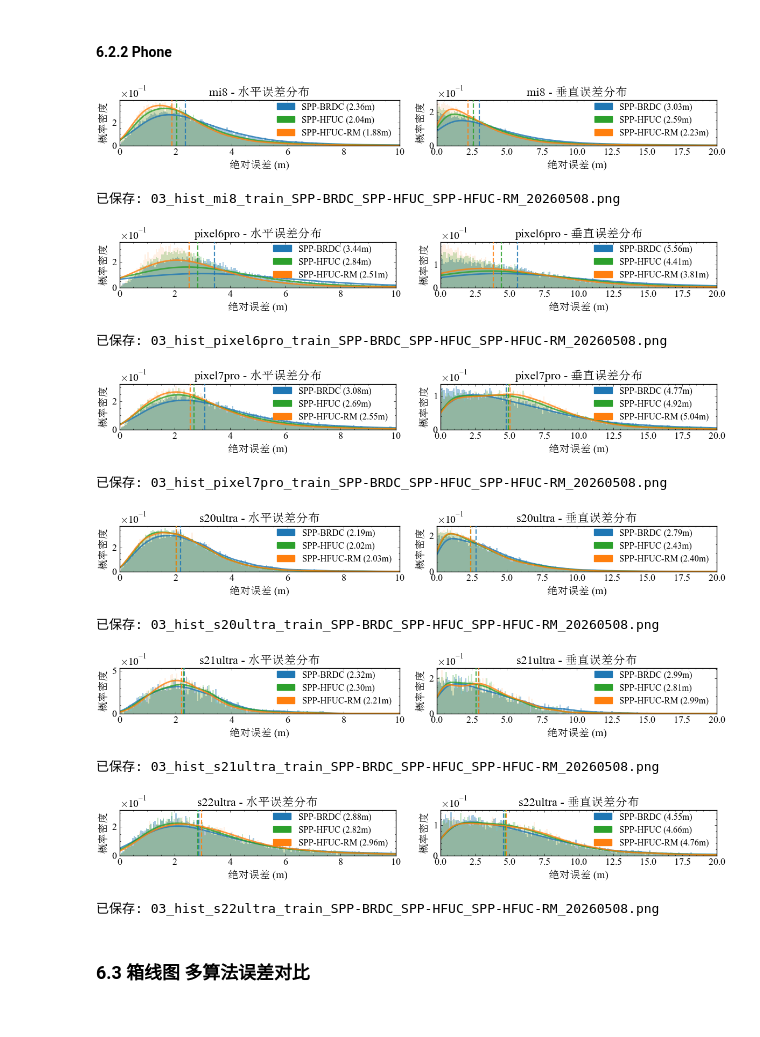
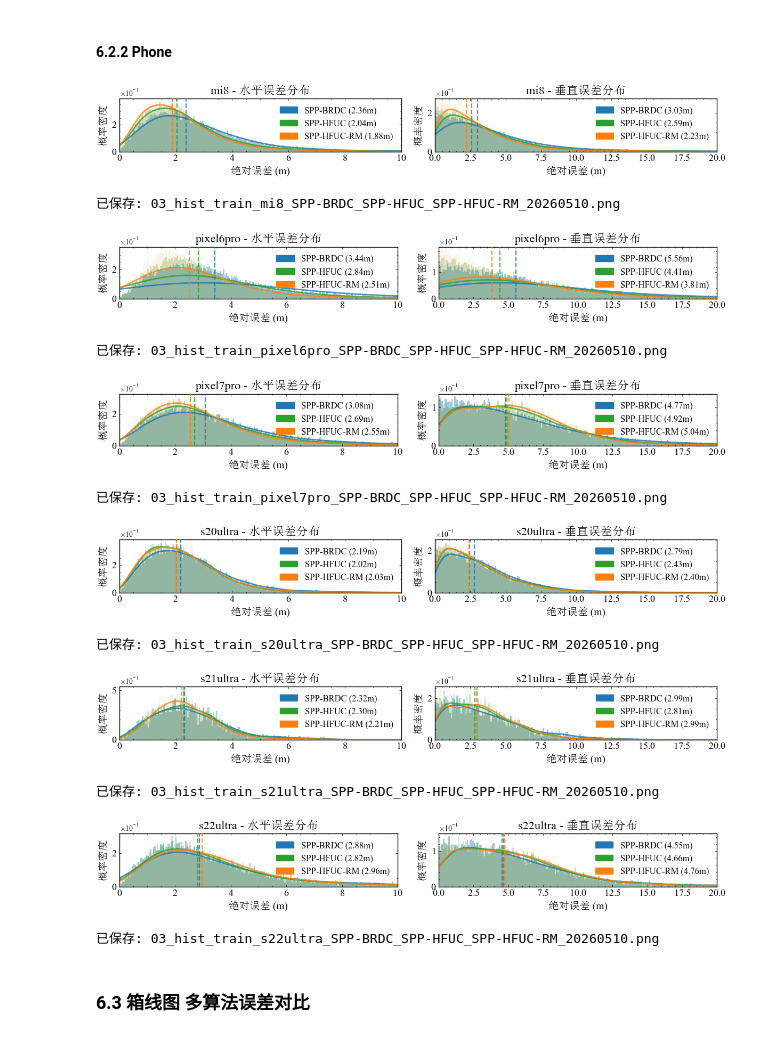
Before and after one commit to ColourDyeing/Hybrid-frequency-spp, a Jupyter notebook: Testing-Data/python/05_Scientific_Drawing.ipynb, the cells around one changed output. Cells and saved outputs as stored; diff of their text form; code cells hidden in the pictures.

```diff
--- a/Testing-Data/python/05_Scientific_Drawing.ipynb
+++ b/Testing-Data/python/05_Scientific_Drawing.ipynb
@@ -573,7 +573,7 @@ pixel7pro SPP-HFUC-RM  17772   4.09   7.35    3.09    5.65      2.55      5.04
 ### 5.3 Dataset x Phone x Algorithm
 # %%
 # 按数据文件为单位统计（加入 Algorithm 维度）
-print(f'按数据文件统计分析...（各算法）')
+print(f'按数据文件统计分析...（各算法，仅H和U方向）')
 print('='*80)
 
 file_stats = []
@@ -584,14 +584,27 @@ for trip_id in df_merged['tripId'].unique():
     for algo in sorted(df_file['algo'].unique()):
         algo_df = df_file[df_file['algo'] == algo]
         stats = calculate_statistics(algo_df)
-        stats['tripId'] = trip_id; stats['phone'] = phone; stats['dataset'] = dataset; stats['algo'] = algo
+        stats['tripId'] = trip_id
+        stats['phone'] = phone
+        stats['dataset'] = dataset
+        stats['algo'] = algo
         file_stats.append(stats)
 
 df_file_stats = pd.DataFrame(file_stats)
-cols = ['tripId', 'dataset', 'phone', 'algo', 'Count', 'RMS_H', 'RMS_U', 'RMS_3D', 'P68_H', 'P68_U', 'P68_3D',
-        'P95_H', 'P95_U', 'P95_3D', 'RMS.68_H', 'RMS.68_U', 'RMS.68_3D', 'RMS.95_H', 'RMS.95_U', 'RMS.95_3D',
-        'Within_1m_H', 'Within_1m_U', 'Within_1m_3D', 'Within_1.5m_H', 'Within_1.5m_U', 'Within_1.5m_3D',
-        'Within_3m_H', 'Within_3m_U', 'Within_3m_3D']
+# 仅统计 H 和 U 方向的参数，参照 cell 22 的 cols
+cols = [
+    'tripId', 'dataset', 'phone', 'algo', 'Count',
+    'RMS_H', 'RMS_U',
+    'Mean_H', 'Mean_U',
+    'Median_H', 'Median_U',
+    'Std_H', 'Std_U',
+    'P68_H', 'P68_U',
+    'P95_H', 'P95_U',
+    'RMS.68_H', 'RMS.68_U',
+    'RMS.95_H', 'RMS.95_U',
+    'Within_1m_H', 'Within_1m_U',
+    'Within_3m_H', 'Within_3m_U',
+]
 df_file_stats = df_file_stats[[c for c in cols if c in df_file_stats.columns]]
 print(df_file_stats.to_string(index=False))
 file_stats_csv = f'statistics_{DATA_SET}_{today_str}.csv'
@@ -868,46 +881,46 @@ for phone in phones:
     for idx, (item, hist_alpha) in enumerate(zip(algo_valid_u, alpha_list)):
         tag, color = item
         err_u = np.abs(df_merged[(df_merged['algo']==tag) & (df_merged['phone']==phone)]['err_u'])
         xmax = 20
         bins = np.linspace(0, xmax, 200)
         axes[1].hist(err_u, bins=bins, color=color, alpha=hist_alpha, label=tag, density=True)
         kde = gaussian_kde(err_u); x = np.linspace(0, xmax, 300)
         axes[1].plot(x, kde(x), color=color, lw=2, alpha=0.8)
         median_u = np.median(err_u)
         median_u_dict[tag] = median_u
         axes[1].axvline(median_u, color=color, lw=1.6, ls='--', alpha=0.85, zorder=10)
     axes[1].set_title(f'{phone} - 垂直误差分布', fontsize=16)
     axes[1].set_xlabel('绝对误差 (m)', fontsize=14)
     axes[1].set_ylabel('概率密度', fontsize=14)
     legend_labels_u = [f'{tag} ({median_u_dict[tag]:.2f}m)' for tag in median_u_dict]
     legend_handles_u = [plt.Rectangle((0,0),1,1,color=color,alpha=1.0)
                         for tag, color in SOL_ALGOS if tag in median_u_dict]
     axes[1].legend(legend_handles_u, legend_labels_u, framealpha=0, fontsize=12)
     axes[1].set_xlim(0, 20)
     axes[1].set_ylim(bottom=0)
     axes[1].yaxis.set_major_formatter(mticker.ScalarFormatter(useMathText=True))
     axes[1].ticklabel_format(axis='y', style='sci', scilimits=(0,0))
     axes[1].tick_params(axis='both', labelsize=13)
 
     plt.tight_layout()
     algo_str = '_'.join([a[0] for a in SOL_ALGOS])
-    fname = f"03_hist_{phone}_{DATA_SET}_{algo_str}_{today_str}.png"
+    fname = f"03_hist_{DATA_SET}_{phone}_{algo_str}_{today_str}.png"
     plt.savefig(join(DRAW_DIR, fname), dpi=300, bbox_inches='tight')
     plt.show()
     print(f'已保存: {fname}')
 # %% [output]
-[figure, old version]
+[figure, new version]
-已保存: 03_hist_mi8_train_SPP-BRDC_SPP-HFUC_SPP-HFUC-RM_20260508.png
+已保存: 03_hist_train_mi8_SPP-BRDC_SPP-HFUC_SPP-HFUC-RM_20260510.png
-[figure, old version]
+[figure, new version]
-已保存: 03_hist_pixel6pro_train_SPP-BRDC_SPP-HFUC_SPP-HFUC-RM_20260508.png
+已保存: 03_hist_train_pixel6pro_SPP-BRDC_SPP-HFUC_SPP-HFUC-RM_20260510.png
-[figure, old version]
+[figure, new version]
-已保存: 03_hist_pixel7pro_train_SPP-BRDC_SPP-HFUC_SPP-HFUC-RM_20260508.png
+已保存: 03_hist_train_pixel7pro_SPP-BRDC_SPP-HFUC_SPP-HFUC-RM_20260510.png
-[figure, old version]
+[figure, new version]
-已保存: 03_hist_s20ultra_train_SPP-BRDC_SPP-HFUC_SPP-HFUC-RM_20260508.png
+已保存: 03_hist_train_s20ultra_SPP-BRDC_SPP-HFUC_SPP-HFUC-RM_20260510.png
-[figure, old version]
+[figure, new version]
-已保存: 03_hist_s21ultra_train_SPP-BRDC_SPP-HFUC_SPP-HFUC-RM_20260508.png
+已保存: 03_hist_train_s21ultra_SPP-BRDC_SPP-HFUC_SPP-HFUC-RM_20260510.png
-[figure, old version]
+[figure, new version]
-已保存: 03_hist_s22ultra_train_SPP-BRDC_SPP-HFUC_SPP-HFUC-RM_20260508.png
+已保存: 03_hist_train_s22ultra_SPP-BRDC_SPP-HFUC_SPP-HFUC-RM_20260510.png
 # %% [markdown]
 ### 6.3 箱线图 多算法误差对比
 # %%
```
Also changed, not shown: parts of 11 cells of this notebook, 2 other files.
